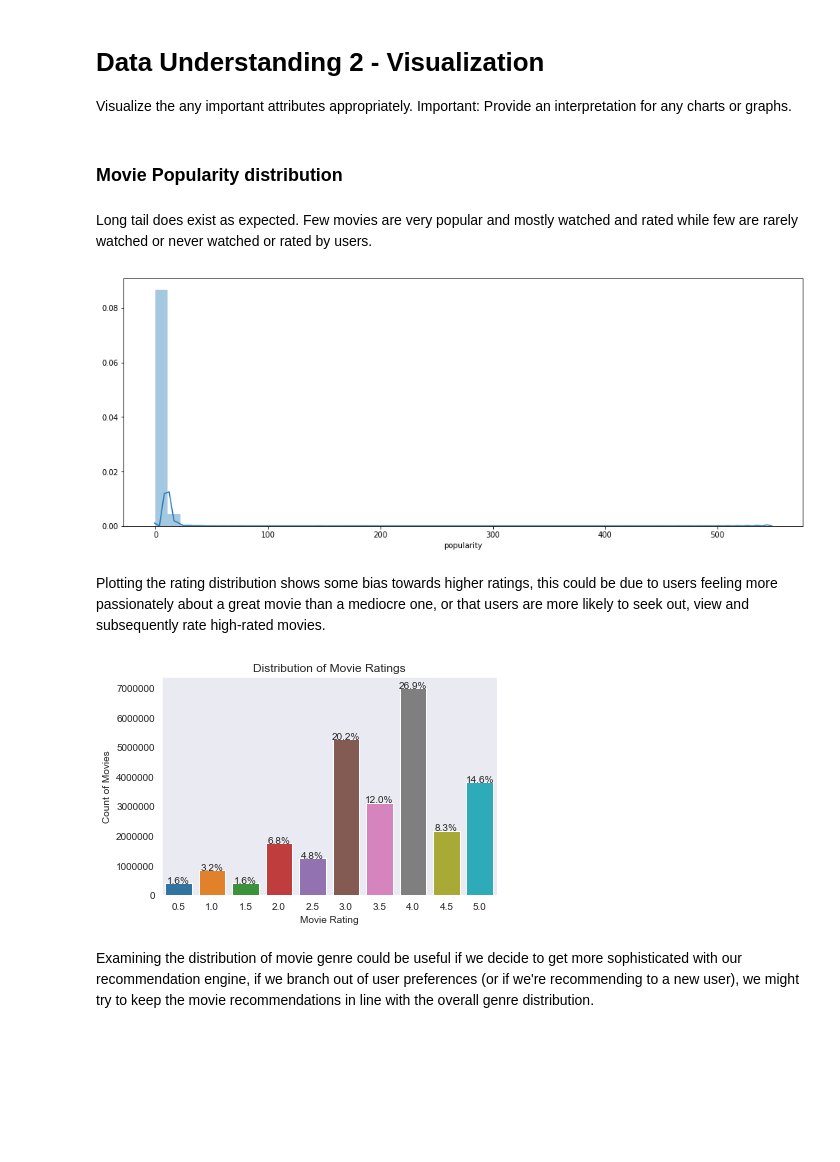
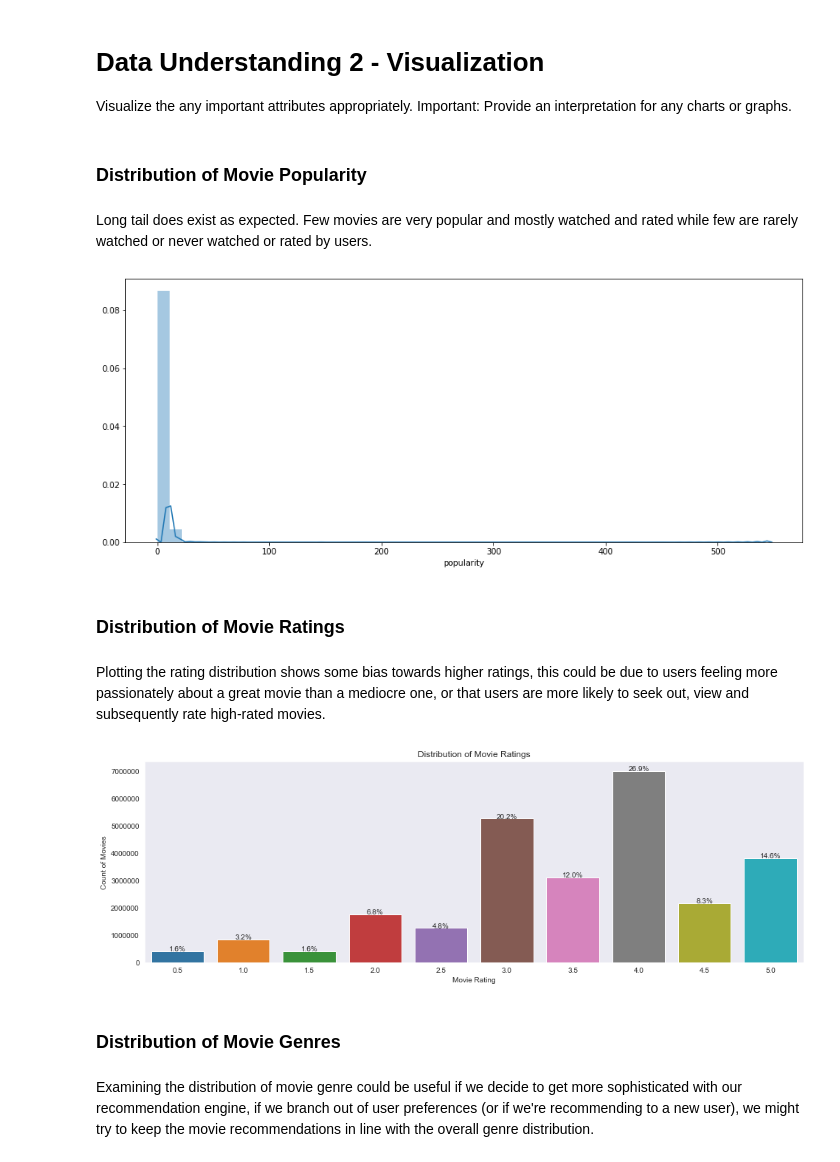
Before and after one commit to sachinac/ML7331, a Jupyter notebook: msds_7331_lab3.ipynb, the cells around one changed output. Drawn from its saved outputs; the diff is of its cells as text; code cells hidden in the pictures; blank space fills up the shorter version.

```diff
--- a/msds_7331_lab3.ipynb
+++ b/msds_7331_lab3.ipynb
@@ -923,19 +922,23 @@ sns.boxplot(data = movies_final['number_of_years'] ,ax=ax[2])
 
 Visualize the any important attributes appropriately. Important: Provide an interpretation for any charts or graphs.
 # %% [markdown]
-### Movie Popularity distribution
+### Distribution of Movie Popularity
 # %% [markdown]
 Long tail does exist as expected. Few movies are very popular and mostly watched and rated while few are rarely watched or never watched or rated by users.
 # %%
 %matplotlib inline
-plt.figure(figsize=(16, 6))
+plt.figure(figsize=(15, 6))
 ax = sns.distplot(movies_final['popularity'],hist=True, rug=False)
+#movies_final['popularity'].sort_values(ascending=False)[2100:]
 # %% [output]
-[figure, old version]
+[figure, new version]
+# %% [markdown]
+### Distribution of Movie Ratings
 # %% [markdown]
 Plotting the rating distribution shows some bias towards higher ratings, this could be due to users feeling more passionately about a great movie than a mediocre one, or that users are more likely to seek out, view and subsequently rate high-rated movies.
 # %%
 # Ratings Histogram:
+plt.figure(figsize=(16, 5))
 sns.set_style("dark")
 ax = sns.countplot(x="rating", data=ratings)
 total = float(len(ratings))
@@ -950,7 +953,9 @@ ax.set_xlabel("Movie Rating")
 ax.set_title("Distribution of Movie Ratings")
 plt.show()
 # %% [output]
-[figure, old version]
+[figure, new version]
+# %% [markdown]
+### Distribution of Movie Genres
 # %% [markdown]
 Examining the distribution of movie genre could be useful if we decide to get more sophisticated with our recommendation engine, if we branch out of user preferences (or if we're recommending to a new user), we might try to keep the movie recommendations in line with the overall genre distribution.
 # %%
```
Also changed, not shown: parts of 31 cells of this notebook.
